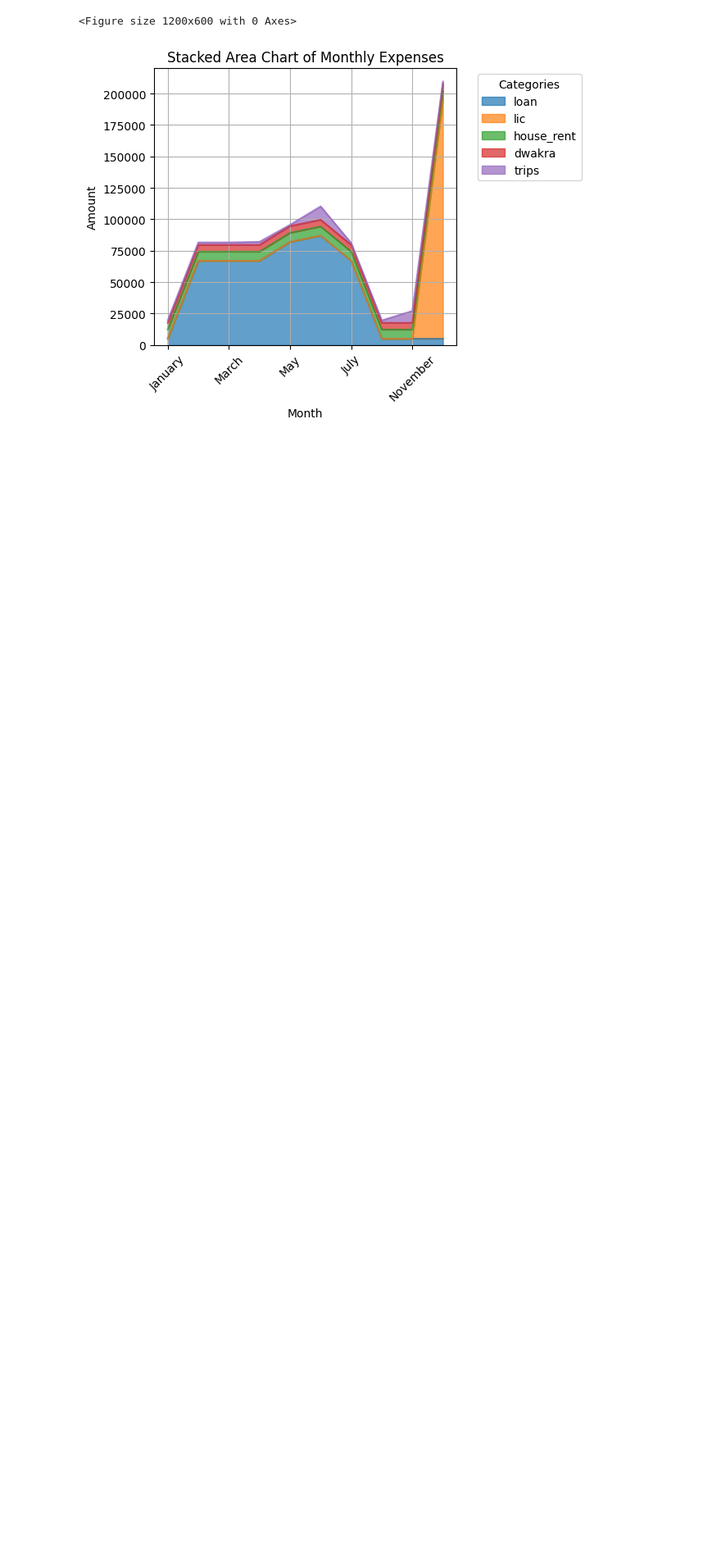
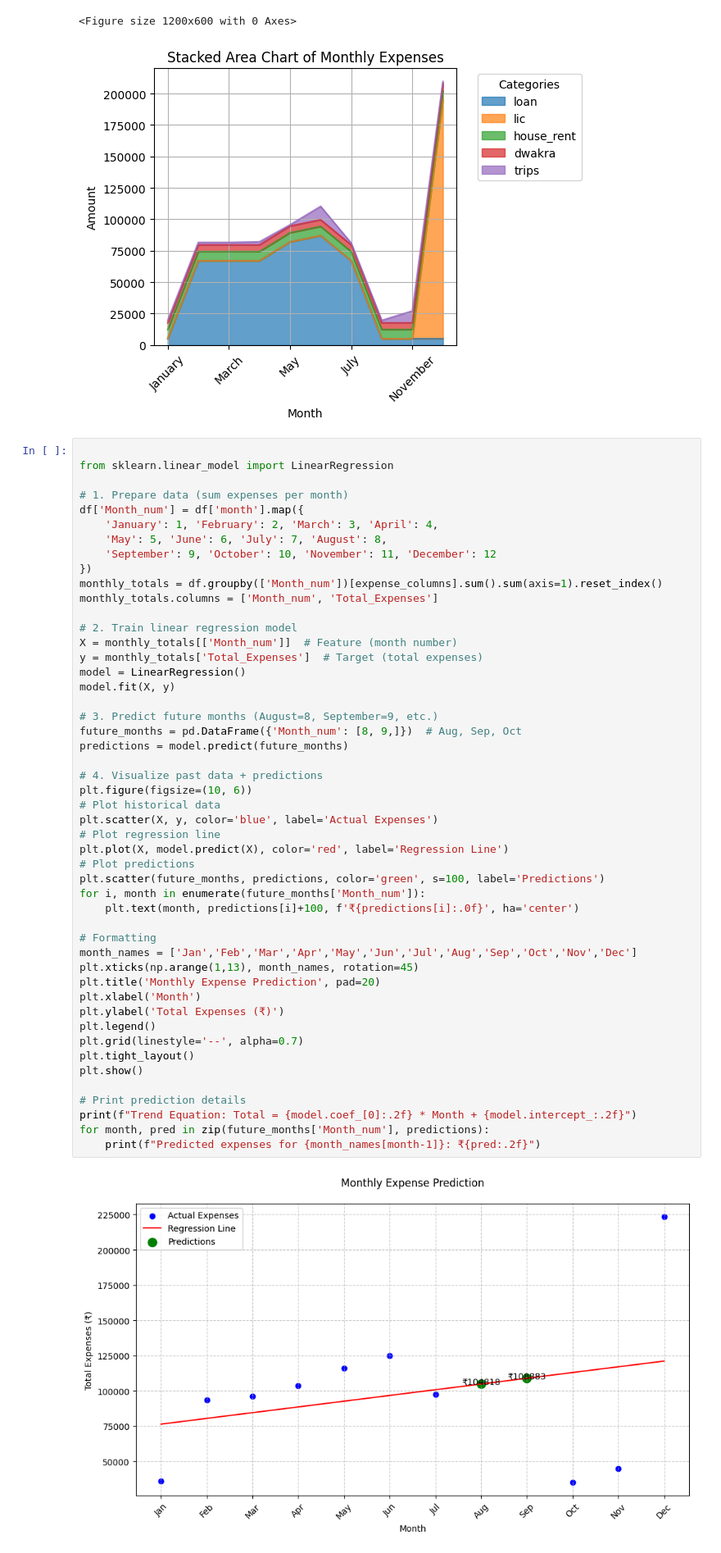
Before and after one commit to RishithaPopuri8/CODSOFT, a Jupyter notebook: chapter_appendix-tools-for-deep-learning/jupyter.ipynb, the cells around one changed output. Shown: that part at 82% size. Cells and saved outputs as stored; diff of their text form; blank space fills up the shorter version.

```diff
--- a/chapter_appendix-tools-for-deep-learning/jupyter.ipynb
+++ b/chapter_appendix-tools-for-deep-learning/jupyter.ipynb
@@ -235,3 +225,54 @@ plt.show()
 # %% [output]
 <Figure size 1200x600 with 0 Axes>
 [figure]
+# %%
+
+from sklearn.linear_model import LinearRegression
+
+# 1. Prepare data (sum expenses per month)
+df['Month_num'] = df['month'].map({
+    'January': 1, 'February': 2, 'March': 3, 'April': 4,
+    'May': 5, 'June': 6, 'July': 7, 'August': 8,
+    'September': 9, 'October': 10, 'November': 11, 'December': 12
+})
+monthly_totals = df.groupby(['Month_num'])[expense_columns].sum().sum(axis=1).reset_index()
+monthly_totals.columns = ['Month_num', 'Total_Expenses']
+
+# 2. Train linear regression model
+X = monthly_totals[['Month_num']]  # Feature (month number)
+y = monthly_totals['Total_Expenses']  # Target (total expenses)
+model = LinearRegression()
+model.fit(X, y)
+
+# 3. Predict future months (August=8, September=9, etc.)
+future_months = pd.DataFrame({'Month_num': [8, 9,]})  # Aug, Sep, Oct
+predictions = model.predict(future_months)
+
+# 4. Visualize past data + predictions
+plt.figure(figsize=(10, 6))
+# Plot historical data
+plt.scatter(X, y, color='blue', label='Actual Expenses')
+# Plot regression line
+plt.plot(X, model.predict(X), color='red', label='Regression Line')
+# Plot predictions
+plt.scatter(future_months, predictions, color='green', s=100, label='Predictions')
+for i, month in enumerate(future_months['Month_num']):
+    plt.text(month, predictions[i]+100, f'₹{predictions[i]:.0f}', ha='center')
+
+# Formatting
+month_names = ['Jan','Feb','Mar','Apr','May','Jun','Jul','Aug','Sep','Oct','Nov','Dec']
+plt.xticks(np.arange(1,13), month_names, rotation=45)
+plt.title('Monthly Expense Prediction', pad=20)
+plt.xlabel('Month')
+plt.ylabel('Total Expenses (₹)')
+plt.legend()
+plt.grid(linestyle='--', alpha=0.7)
+plt.tight_layout()
+plt.show()
+
+# Print prediction details
+print(f"Trend Equation: Total = {model.coef_[0]:.2f} * Month + {model.intercept_:.2f}")
+for month, pred in zip(future_months['Month_num'], predictions):
+    print(f"Predicted expenses for {month_names[month-1]}: ₹{pred:.2f}")
+# %% [output]
+[figure, added]
```
Also changed, not shown: parts of 4 cells of this notebook.
